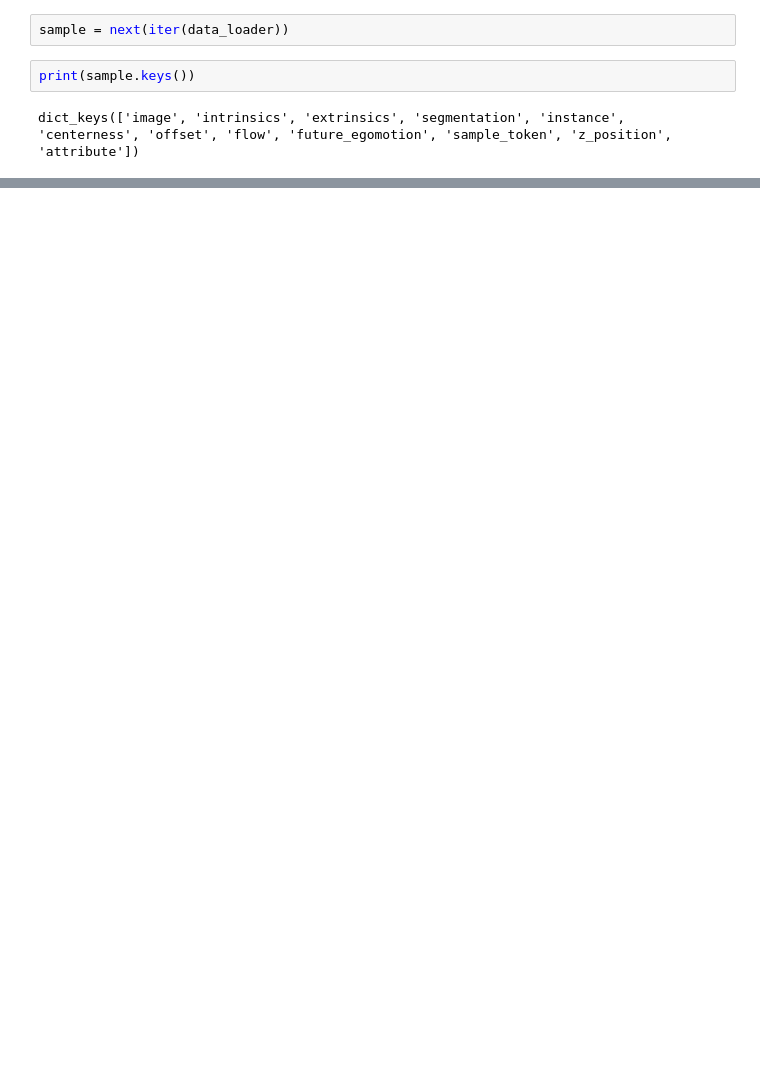
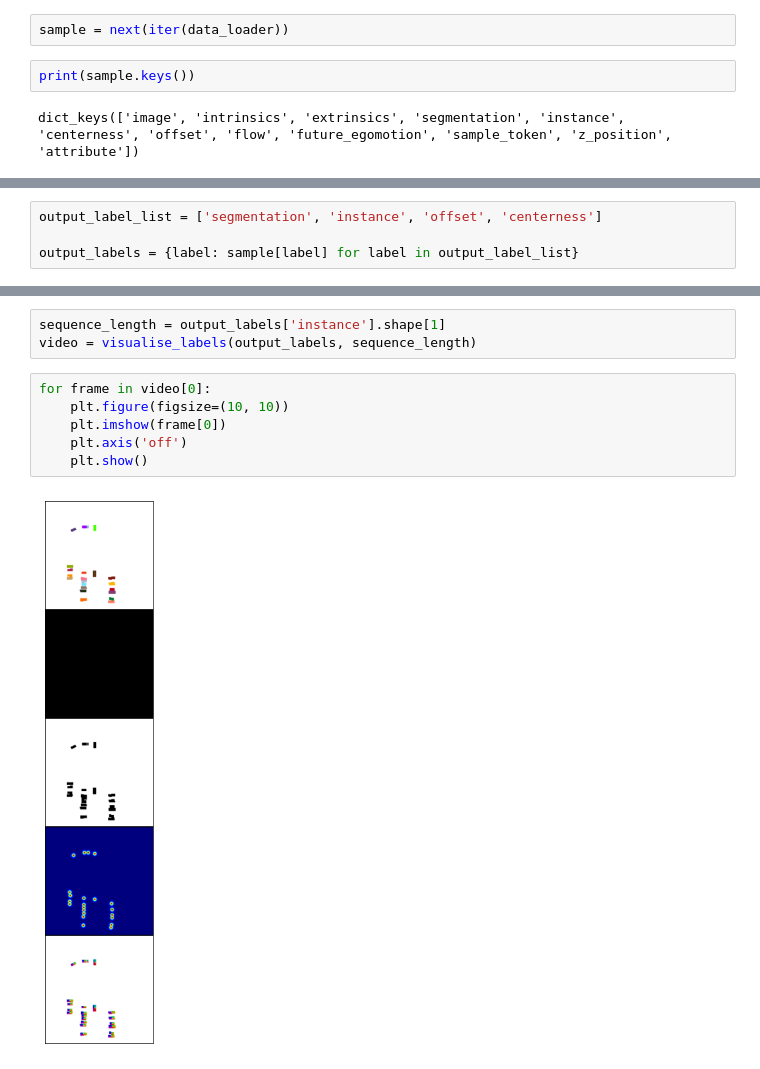
Before and after one commit to slabban/bev-hydra, a Jupyter notebook: notebooks/dataset_exploration.ipynb, the cells around one changed output, grey strips where cells are left out. Cells and saved outputs as stored; diff of their text form; blank space fills up the shorter version.

```diff
--- a/notebooks/dataset_exploration.ipynb
+++ b/notebooks/dataset_exploration.ipynb
@@ -104,0 +92,4 @@ visualize_all_camera_images_at_timestep(dataset, sample_index=0, timestep=0)  #
+# %%
+output_label_list = ['segmentation', 'instance', 'offset', 'centerness']
+
+output_labels = {label: sample[label] for label in output_label_list}
@@ -104,0 +135,11 @@ visualize_all_camera_images_at_timestep(dataset, sample_index=0, timestep=0)  #
+# %%
+sequence_length = output_labels['instance'].shape[1]
+video = visualise_labels(output_labels, sequence_length)
+# %%
+for frame in video[0]:
+    plt.figure(figsize=(10, 10))
+    plt.imshow(frame[0])
+    plt.axis('off')
+    plt.show()
+# %% [output]
+[figure, added]
```
Also changed, not shown: parts of 10 cells of this notebook, 1 other file.
